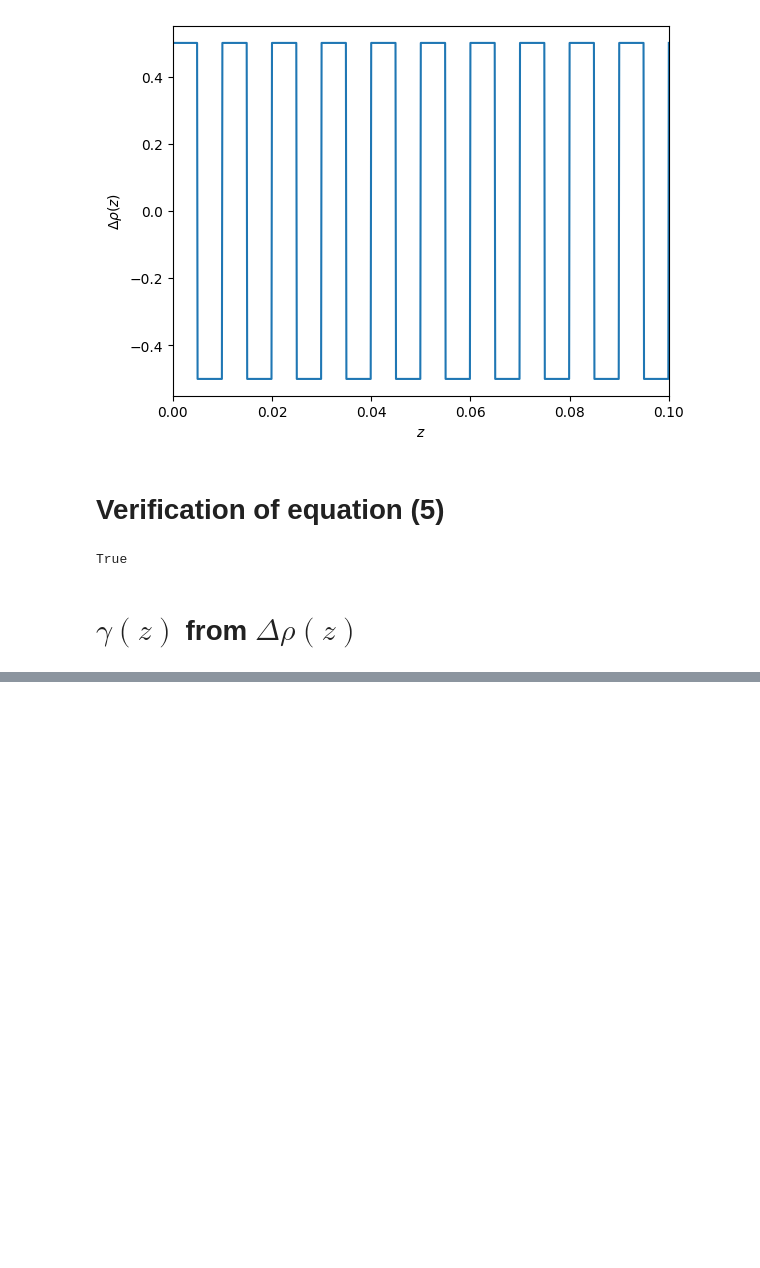
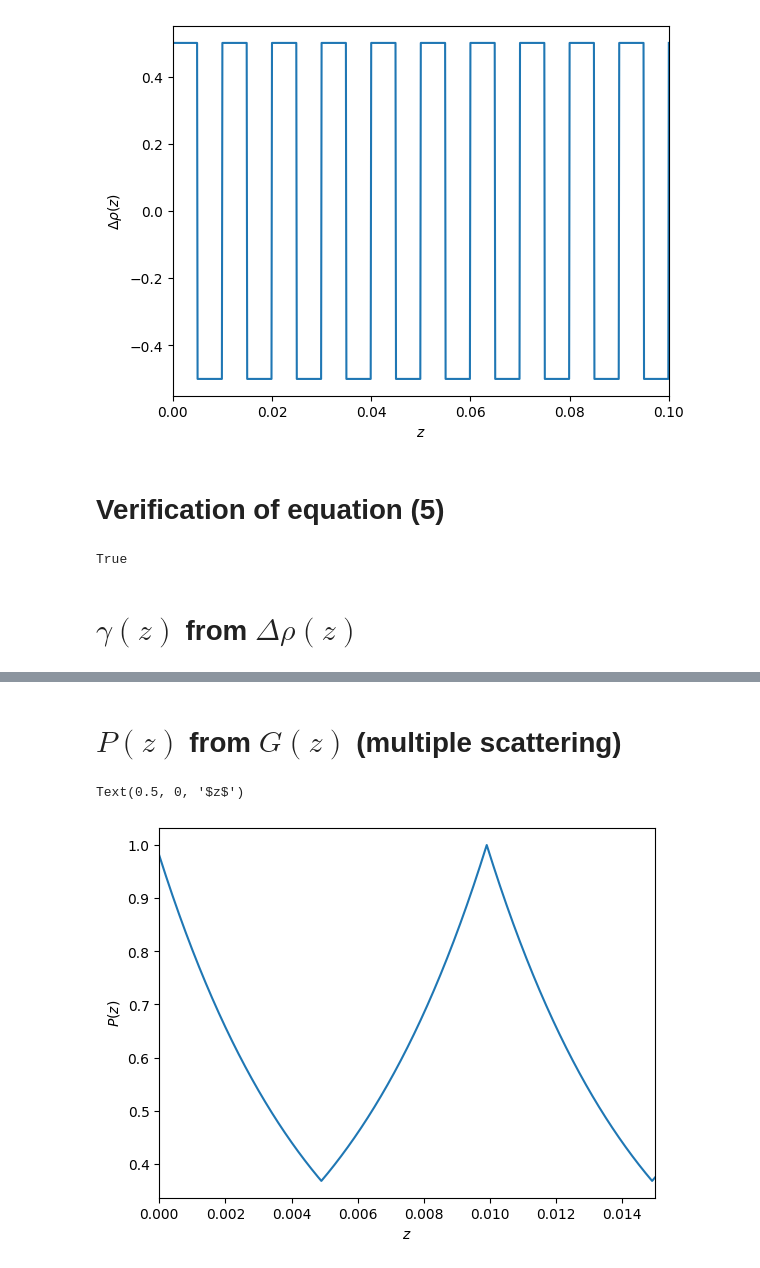
Before and after one commit to McStasMcXtrace/semsans, a Jupyter notebook: density-distributions-numerical.ipynb, the cells around one changed output, grey strips where cells are left out. Drawn from its saved outputs; the diff is of its cells as text; code cells hidden in the pictures; blank space fills up the shorter version.

```diff
--- a/density-distributions-numerical.ipynb
+++ b/density-distributions-numerical.ipynb
@@ -61,0 +97,11 @@ plt.plot(lags,corr[half_len+1:])
+# %% [markdown]
+# $P(z)$ from $G(z)$ (multiple scattering)
+# %%
+plt.xlim(z_0,0.015)
+P_mult = np.exp(-s_t*(1-G[half_len+1:]))
+plt. plot(Z,P_mult)
+plt.ylabel(r'$P(z)$')
+plt.xlabel(r'$z$')
+# %% [output]
+Text(0.5, 0, '$z$')
+[figure, added]
```
Also changed, not shown: parts of 9 cells of this notebook, 1 other file.
